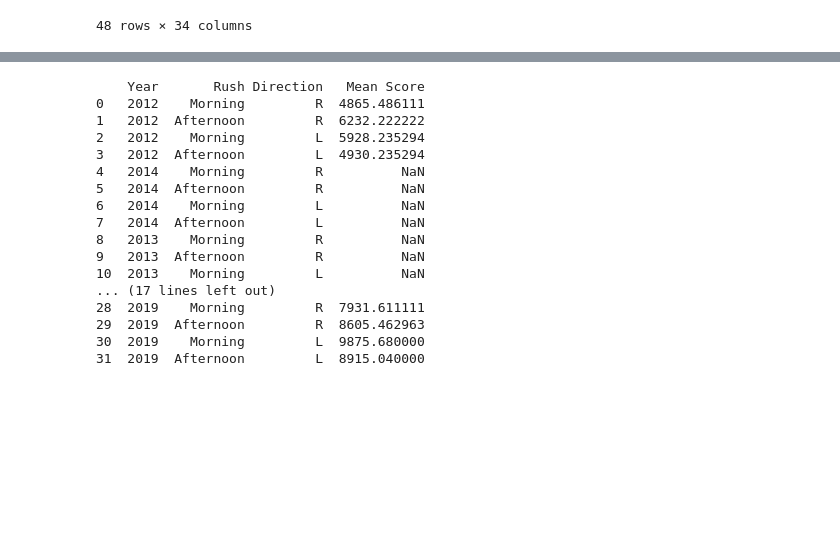
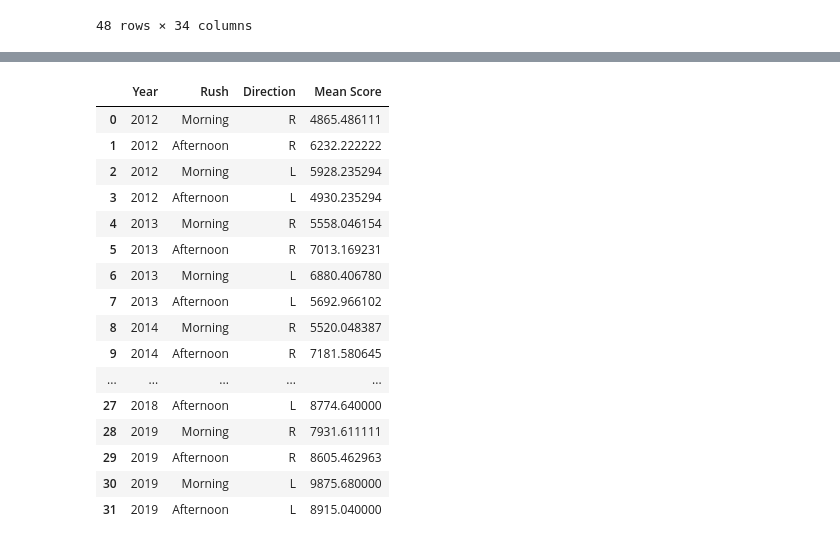
Before and after one commit to Liselotvansteekelenburg/TIL6010-LabAssignments, a Jupyter notebook: Ch4.ipynb, the cells around one changed output, grey strips where cells are left out. Drawn from its saved outputs; the diff is of its cells as text; code cells hidden in the pictures; blank space fills up the shorter version.

```diff
--- a/Ch4.ipynb
+++ b/Ch4.ipynb
@@ -6,7 +6,3 @@ import matplotlib.pyplot as plt
 # %% [output]
 Requirement already satisfied: openpyxl in /opt/anaconda3/envs/TIL6022/lib/python3.12/site-packages (3.1.5)
 Requirement already satisfied: et-xmlfile in /opt/anaconda3/envs/TIL6022/lib/python3.12/site-packages (from openpyxl) (1.1.0)
-# %%
-data_2017 = 'datasets_spitsuren_wegvakken/INWEVA_2017_spits.xlsx'
-df = pd.read_excel(data_2017)
-df
@@ -27,4 +8,0 @@ df
-# %%
-df_road_4HR = df[(df['Wegnr_van'] == 4) & (df["Wegnr_naar"] == 4) & (df['Baantype_naar'] == 'HR') & (df['Baantype_van'] == 'HR')]
-df_road_4HR_HM = df_road_4HR[(df_road_4HR['Hm_van'] <= 150000) & (df_road_4HR['Hm_naar'] <= 150000)]
-df_road_4HR_HM
@@ -160,13 +198,12 @@ mean_score_R_AS_AL2015: 9209.770833333334
 48 rows × 34 columns
 # %%
 import pandas as pd
-!pip install xlrd
 
 # List of file paths for the datasets for each year (2012 to 2019)
 data_files = {
     2012: 'datasets_spitsuren_wegvakken/INWEVA_2012_spits.xlsx',
+    2013: 'datasets_spitsuren_wegvakken/INWEVA_2013_spits.xlsx',
     2014: 'datasets_spitsuren_wegvakken/INWEVA_2014_spits.xlsx',
-    2013: 'datasets_spitsuren_wegvakken/INWEVA_2013_spits.xlsx',
     2015: 'datasets_spitsuren_wegvakken/INWEVA_2015_spits.xlsx',
     2016: 'datasets_spitsuren_wegvakken/INWEVA_2016_spits.xlsx',
     2017: 'datasets_spitsuren_wegvakken/INWEVA_2017_spits.xlsx',
@@ -235,5 +272,5 @@ df_results = pd.DataFrame(results)
 # Export the results to an Excel file
 df_results.to_excel('mean_scores_road4_HR_R_2012_2019.xlsx', index=False)
 
-print(df_results)
+display(df_results)
 # %% [output]
@@ -241,17 +277,17 @@ Requirement already satisfied: xlrd in /opt/anaconda3/envs/TIL6022/lib/python3.1
-    Year       Rush Direction   Mean Score
-0   2012    Morning         R  4865.486111
-1   2012  Afternoon         R  6232.222222
-2   2012    Morning         L  5928.235294
-3   2012  Afternoon         L  4930.235294
-4   2014    Morning         R          NaN
-5   2014  Afternoon         R          NaN
-6   2014    Morning         L          NaN
-7   2014  Afternoon         L          NaN
-8   2013    Morning         R          NaN
-9   2013  Afternoon         R          NaN
-10  2013    Morning         L          NaN
-... (17 lines left out)
-28  2019    Morning         R  7931.611111
-29  2019  Afternoon         R  8605.462963
-30  2019    Morning         L  9875.680000
-31  2019  Afternoon         L  8915.040000
+|  | Year | Rush | Direction | Mean Score |
+| 0 | 2012 | Morning | R | 4865.486111 |
+| 1 | 2012 | Afternoon | R | 6232.222222 |
+| 2 | 2012 | Morning | L | 5928.235294 |
+| 3 | 2012 | Afternoon | L | 4930.235294 |
+| 4 | 2013 | Morning | R | 5558.046154 |
+| 5 | 2013 | Afternoon | R | 7013.169231 |
+| 6 | 2013 | Morning | L | 6880.406780 |
+| 7 | 2013 | Afternoon | L | 5692.966102 |
+| 8 | 2014 | Morning | R | 5520.048387 |
+| 9 | 2014 | Afternoon | R | 7181.580645 |
+| ... | ... | ... | ... | ... |
+| 27 | 2018 | Afternoon | L | 8774.640000 |
+| 28 | 2019 | Morning | R | 7931.611111 |
+| 29 | 2019 | Afternoon | R | 8605.462963 |
+| 30 | 2019 | Morning | L | 9875.680000 |
+| 31 | 2019 | Afternoon | L | 8915.040000 |
```
Also changed, not shown: parts of 9 cells of this notebook.
